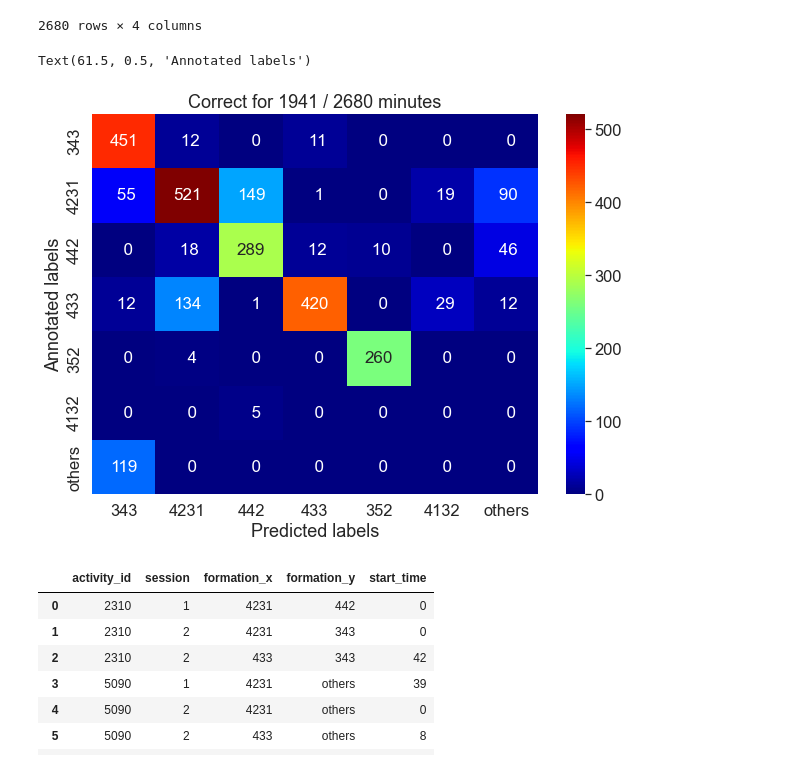
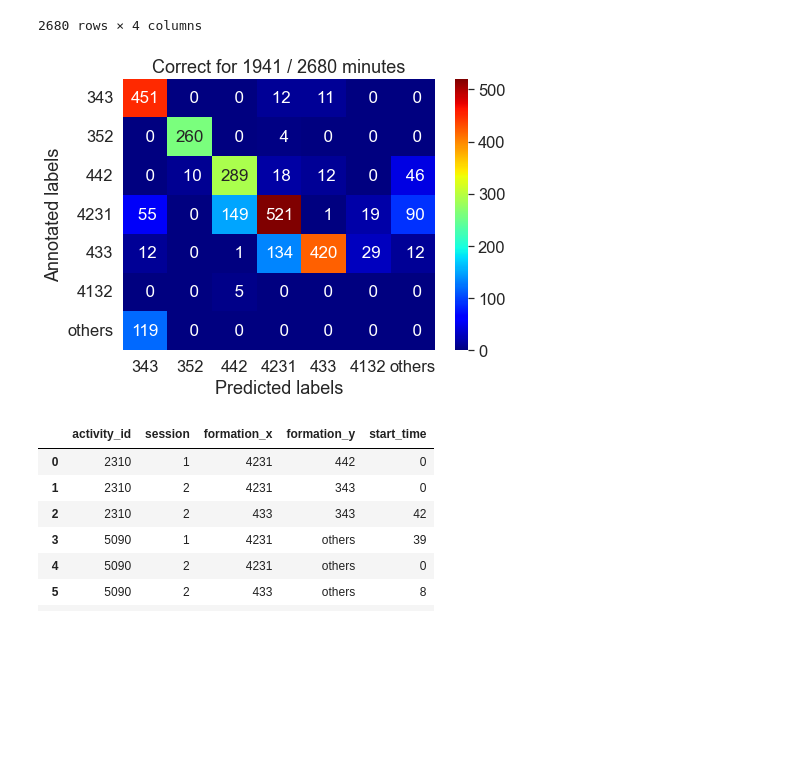
Before and after one commit to pientist/soccercpd, a Jupyter notebook: notebooks/3_model_evaluation.ipynb, the cells around one changed output. Cells and saved outputs as stored; diff of their text form; code cells hidden in the pictures; blank space fills up the shorter version.

```diff
--- a/notebooks/3_model_evaluation.ipynb
+++ b/notebooks/3_model_evaluation.ipynb
@@ -70,10 +67,14 @@ Format the formation and role labels predicted by SoccerCPD
 # %%
 role_periods = pd.read_csv('data/role_periods.csv', header=0)
 form_periods = pd.read_pickle('data/form_periods.pkl')
-form_tags_pred = pd.merge(role_periods, form_periods[['activity_id', 'form_period', 'formation']])
 
-activity_ids = form_tags_true['activity_id'].unique()
-form_tags_pred = form_tags_pred[form_tags_pred['activity_id'].isin(activity_ids)].reset_index(drop=True)
+cols = [LABEL_ACTIVITY_ID, LABEL_FORM_PERIOD, LABEL_FORMATION]
+form_tags_pred = pd.merge(role_periods, form_periods[cols])
+
+activity_ids = form_tags_true[LABEL_ACTIVITY_ID].unique()
+form_tags_pred = form_tags_pred[
+    form_tags_pred[LABEL_ACTIVITY_ID].isin(activity_ids)
+].reset_index(drop=True)
 form_tags_pred
 # %% [output]
 |  | activity_id | player_period | form_period | role_period | session | start_time | end_time | formation |
@@ -150,29 +151,28 @@ minute_df_pred
 | 38 | 21704 | 2 | 49 | 442 |
 2680 rows × 4 columns
 # %%
-formations = ['343', '4231', '442', '433', '352', '4132', 'others']
+formations = ['343', '352', '442', '4231', '433', '4132', 'others']
 minute_df_true[LABEL_FORMATION] = minute_df_true[LABEL_FORMATION].astype(str).apply(
     lambda x: x if x in formations[:-1] else 'others'
 )
 
 conf_mat = confusion_matrix(
     minute_df_true[LABEL_FORMATION].values,
     minute_df_pred[LABEL_FORMATION].values,
     labels=formations
 )
 conf_mat = pd.DataFrame(conf_mat, index=formations, columns=formations)
 minute_df_common = pd.merge(minute_df_true, minute_df_pred)
 
-plt.figure(figsize=(10, 7))
+plt.figure(figsize=(7, 5))
 sns.set(font_scale=1.5)
 sns.heatmap(conf_mat, cmap='jet', annot=True, fmt='3d', annot_kws={"size": 17,})
 plt.title(f"Correct for {len(minute_df_common)} / {len(minute_df_true)} minutes")
 plt.xlabel("Predicted labels")
 plt.ylabel("Annotated labels")
-# plt.savefig('form_conf.pdf', bbox_inches='tight')
+plt.savefig('img/form_conf.pdf', bbox_inches='tight')
 # %% [output]
-Text(61.5, 0.5, 'Annotated labels')
-[figure, old version]
+[figure, new version]
 # %%
 minute_df = pd.merge(minute_df_true, minute_df_pred, on=form_header[:3])
 discords = minute_df[minute_df['formation_x'] != minute_df['formation_y']]
```
Also changed, not shown: parts of 3 cells of this notebook, 11 other files.
